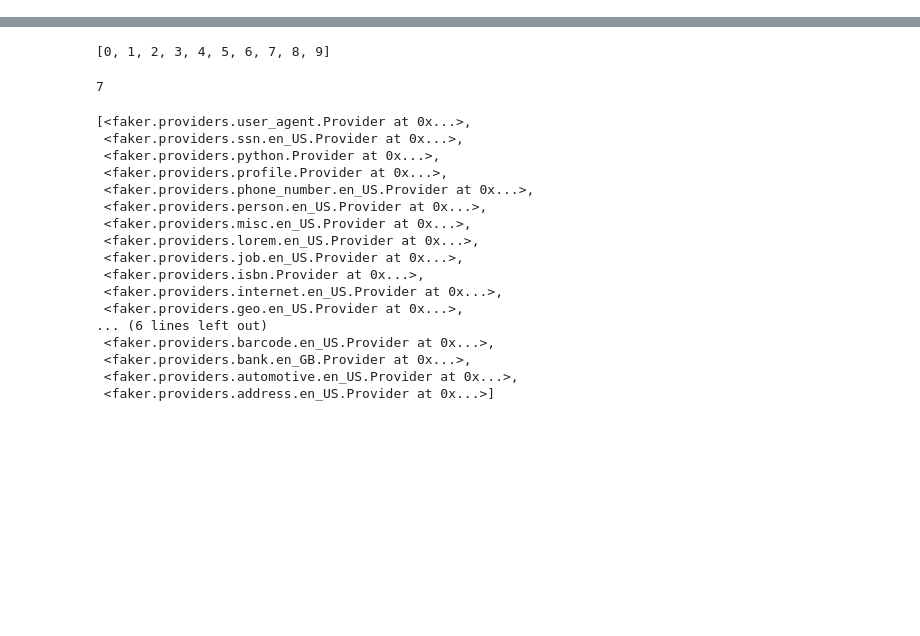
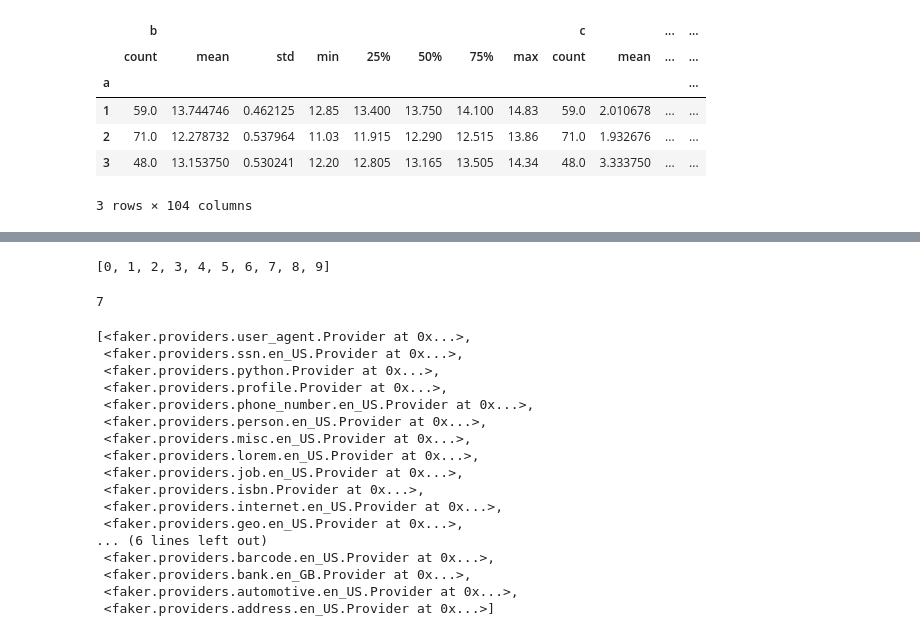
Before and after one commit to Aprsli/PythonProject, a Jupyter notebook: CodeStudy/pd.ipynb, the cells around one changed output, grey strips where cells are left out. Drawn from its saved outputs; the diff is of its cells as text; code cells hidden in the pictures; blank space fills up the shorter version.

```diff
--- a/CodeStudy/pd.ipynb
+++ b/CodeStudy/pd.ipynb
@@ -5,0 +18,11 @@ import random
+# %%
+df1 = df.groupby(df['a']).describe()
+df1.head()
+# %% [output]
+|  | b |  |  |  |  |  |  |  | c |  | ... | ... |
+|  | count | mean | std | min | 25% | 50% | 75% | max | count | mean | ... | ... |
+| a |  |  |  |  |  |  |  |  |  |  |  | ... |
+| 1 | 59.0 | 13.744746 | 0.462125 | 12.85 | 13.400 | 13.750 | 14.100 | 14.83 | 59.0 | 2.010678 | ... | ... |
+| 2 | 71.0 | 12.278732 | 0.537964 | 11.03 | 11.915 | 12.290 | 12.515 | 13.86 | 71.0 | 1.932676 | ... | ... |
+| 3 | 48.0 | 13.153750 | 0.530241 | 12.20 | 12.805 | 13.165 | 13.505 | 14.34 | 48.0 | 3.333750 | ... | ... |
+3 rows × 104 columns
```
Also changed, not shown: parts of 16 cells of this notebook, 18 other files.
